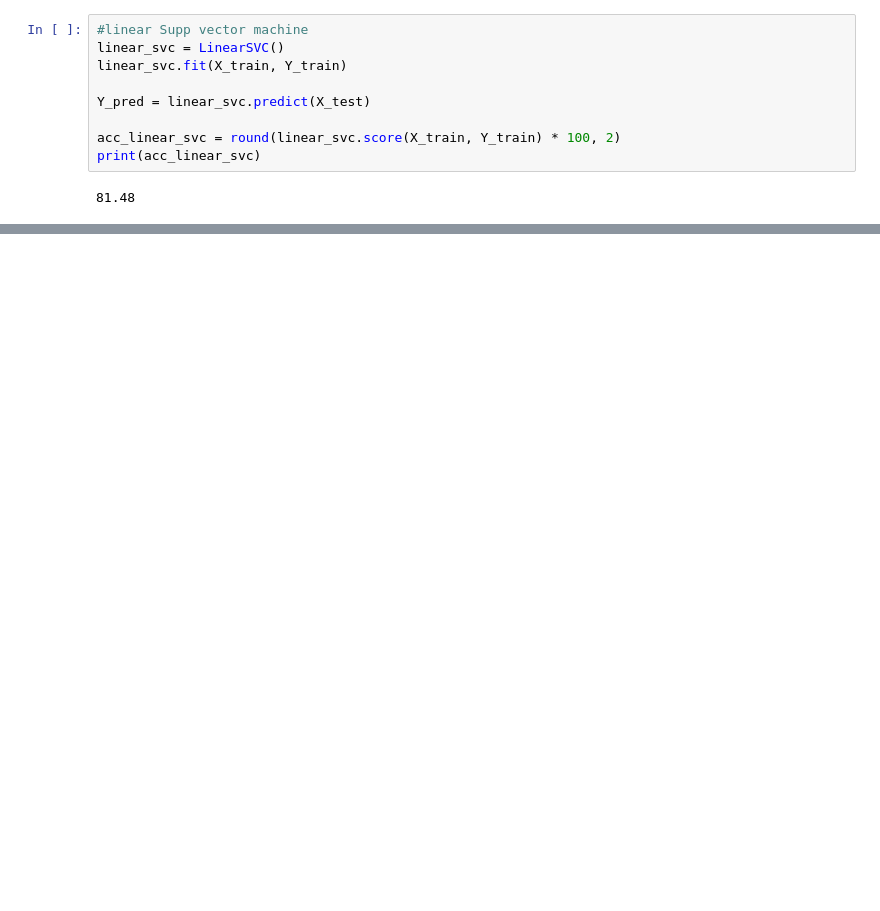
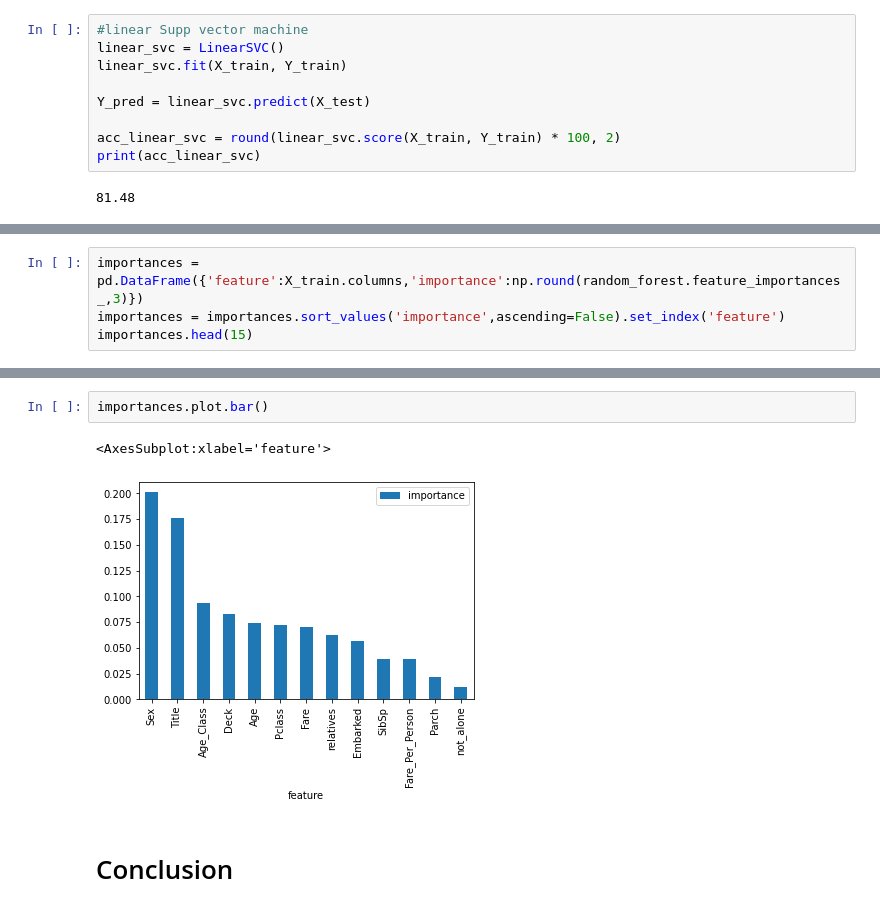
Before and after one commit to bpassini12/Titanic_Machine_Learning_BP, a Jupyter notebook: Titanic_ML.ipynb, the cells around one changed output, grey strips where cells are left out. Saved outputs shown, nothing was run; the diff lists cells and outputs as text; blank space fills up the shorter version.

```diff
--- a/Titanic_ML.ipynb
+++ b/Titanic_ML.ipynb
@@ -508,0 +590,4 @@ Standard Deviation: 0.03612659873735584
+# %%
+importances = pd.DataFrame({'feature':X_train.columns,'importance':np.round(random_forest.feature_importances_,3)})
+importances = importances.sort_values('importance',ascending=False).set_index('feature')
+importances.head(15)
@@ -508,0 +610,7 @@ Standard Deviation: 0.03612659873735584
+# %%
+importances.plot.bar()
+# %% [output]
+<AxesSubplot:xlabel='feature'>
+[figure, added]
+# %% [markdown]
+# Conclusion
```
Also changed, not shown: parts of 78 cells of this notebook, 1 other file.
